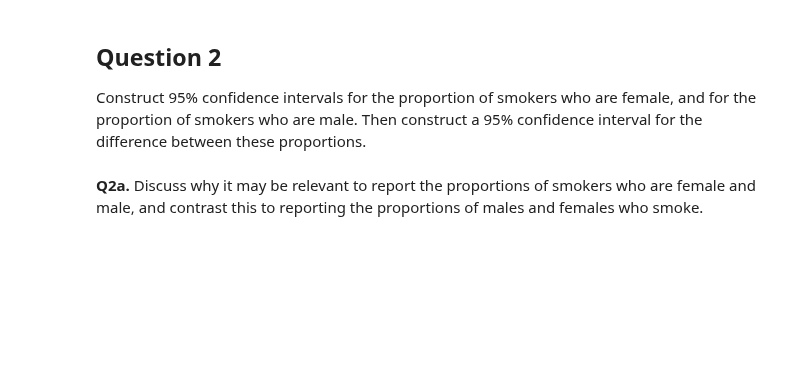
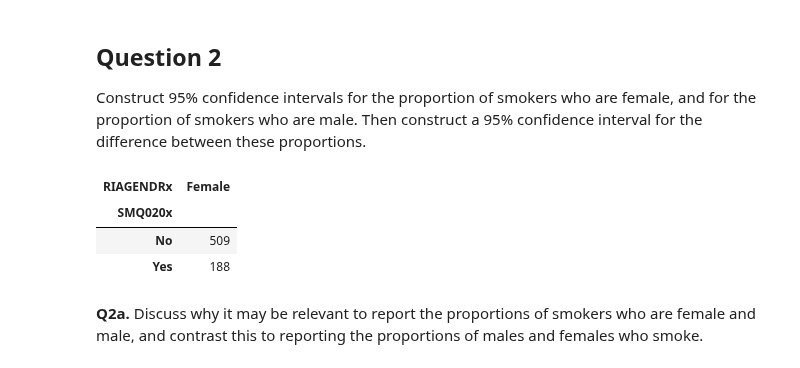
Before and after one commit to nsarkhanov/AI_Course_Exercise, a Jupyter notebook: M2/D9/01_confidence_intervals_practice.ipynb, the cells around one changed output. Saved outputs shown, nothing was run; the diff lists cells and outputs as text; code cells hidden in the pictures; blank space fills up the shorter version.

```diff
--- a/M2/D9/01_confidence_intervals_practice.ipynb
+++ b/M2/D9/01_confidence_intervals_practice.ipynb
@@ -106,3 +114,12 @@ Construct 95% confidence intervals for the proportion of smokers who are female,
+# %%
+# enter your code here
+dx_m = da[["SMQ020x", "RIAGENDRx"]].dropna()  # dropna drops cases where either variable is missing
+pd.crosstab(dx_m.SMQ020x, dx_m.RIAGENDRx)
+# %% [output]
+| RIAGENDRx | Female |
+| SMQ020x |  |
+| No | 509 |
+| Yes | 188 |
 # %% [markdown]
 __Q2a.__ Discuss why it may be relevant to report the proportions of smokers who are female and male, and contrast this to reporting the proportions of males and females who smoke.
 # %% [markdown]
```
Also changed, not shown: parts of 7 cells of this notebook.
